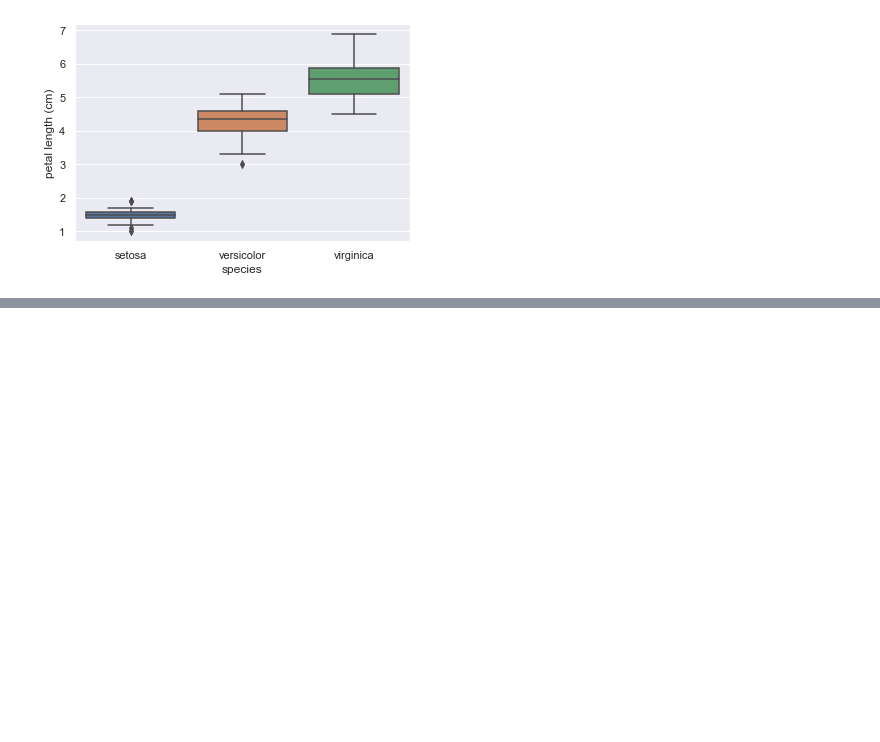
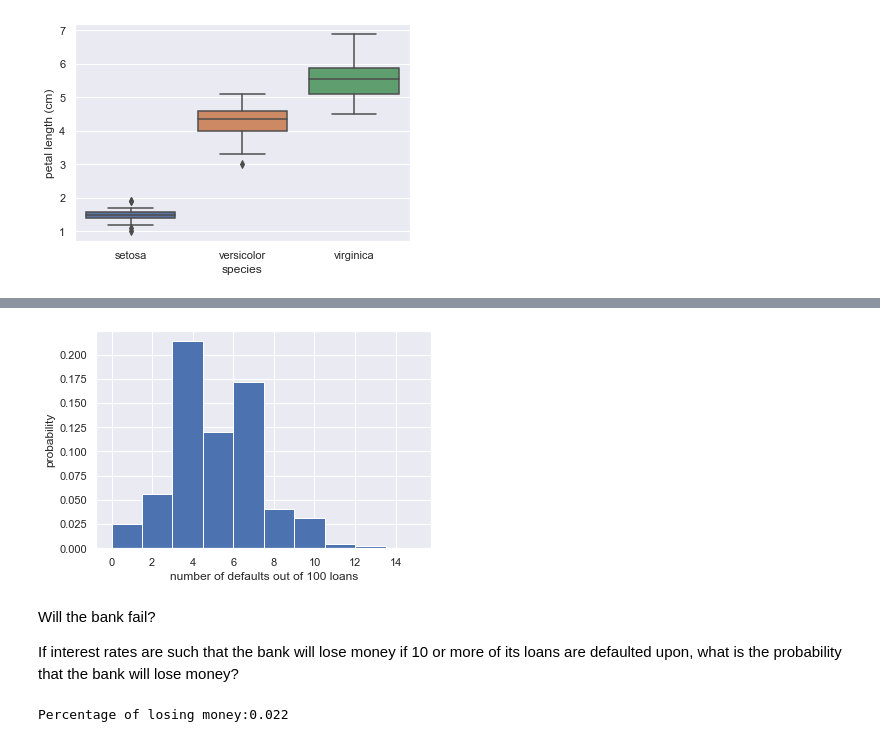
Before and after one commit to AilingLiu/Inferential_Statistics, a Jupyter notebook: Statistical_Thinking_PartI.ipynb, the cells around one changed output, grey strips where cells are left out. Cells and saved outputs as stored; diff of their text form; code cells hidden in the pictures; blank space fills up the shorter version.

```diff
--- a/Statistical_Thinking_PartI.ipynb
+++ b/Statistical_Thinking_PartI.ipynb
@@ -118,0 +177,25 @@ plt.ylabel('petal length (cm)');
+# %%
+np.random.seed(42)
+
+trials = 10000
+p=0.05 #default rate
+
+n_defaults = np.empty(trials)
+for i in range(trials):
+    n_defaults[i] = sum(np.random.random(100)<p)
+
+sns.set()
+plt.hist(n_defaults, density=True)
+plt.xlabel('number of defaults out of 100 loans')
+plt.ylabel('probability');
+# %% [output]
+[figure, added]
+# %% [markdown]
+Will the bank fail?
+
+If interest rates are such that the bank will lose money if 10 or more of its loans are defaulted upon, what is the probability that the bank will lose money?
+# %%
+n_loses = sum(n_defaults >=10)
+print('Percentage of losing money:%.3f'%(n_loses/len(n_defaults)))
+# %% [output]
+Percentage of losing money:0.022
```
Also changed, not shown: parts of 16 cells of this notebook.
